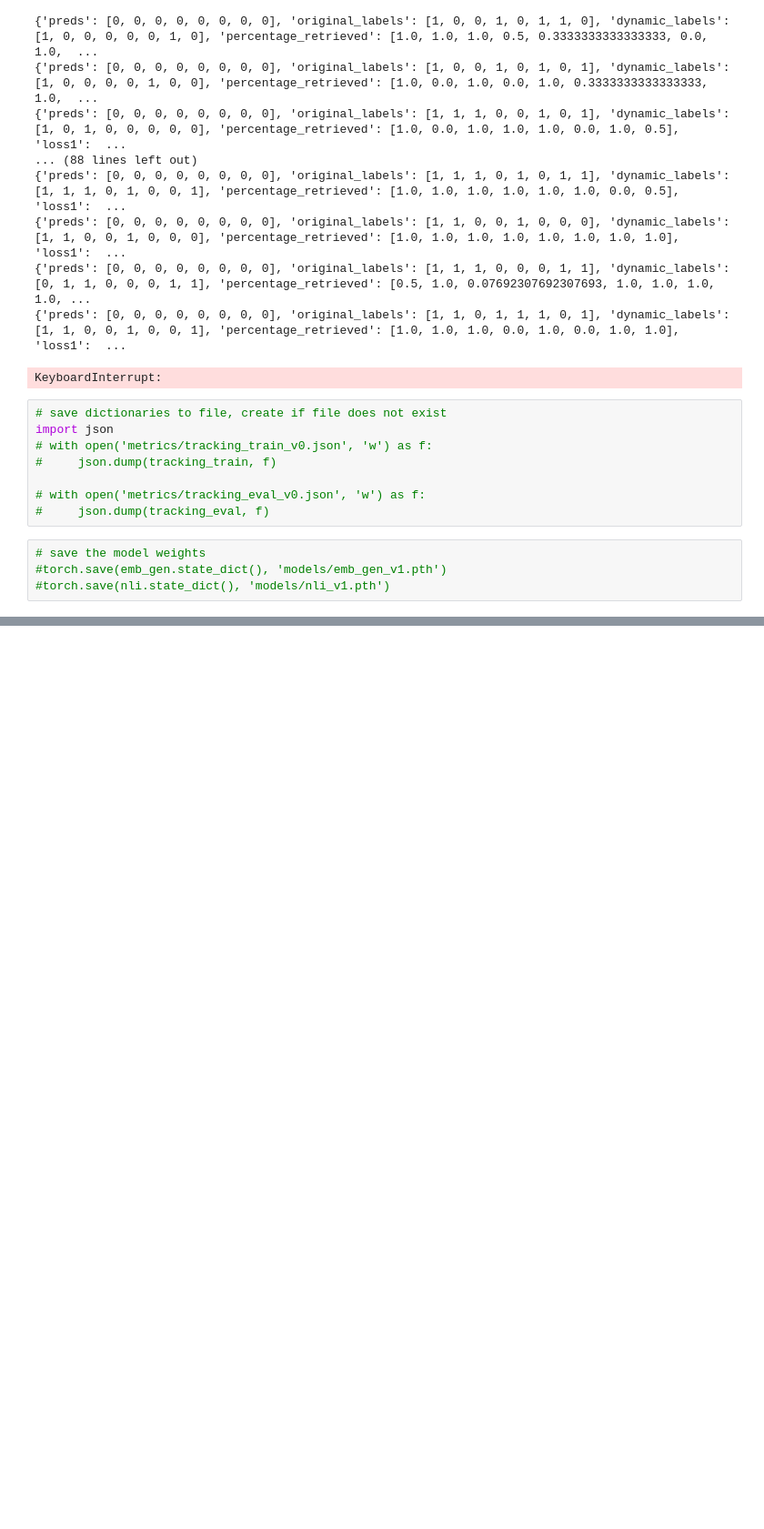
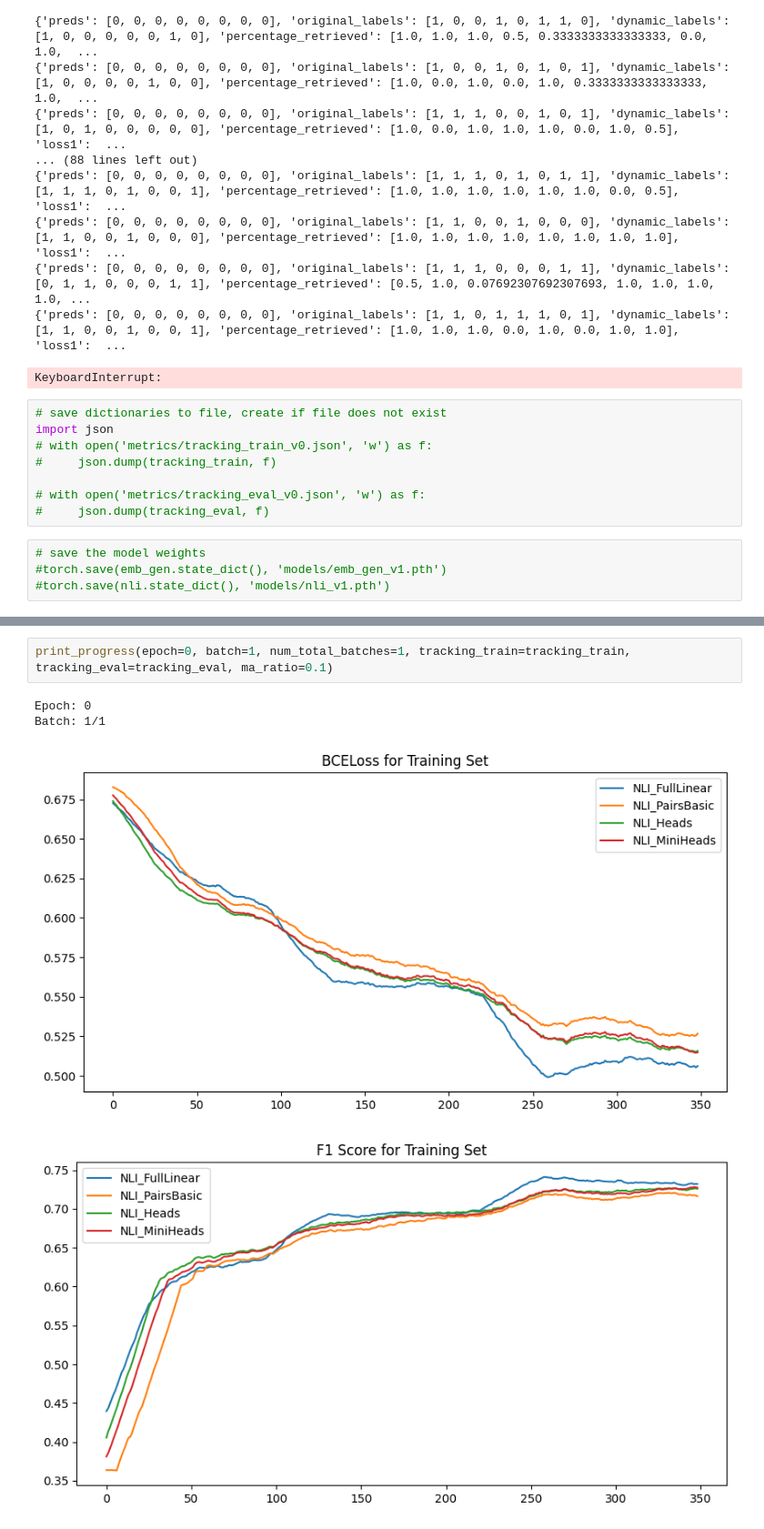
Before and after one commit to ignajgalloupm/tfm_disinformation, a Jupyter notebook: test.ipynb, the cells around one changed output, grey strips where cells are left out. Shown at 91% size. Saved outputs shown, nothing was run; the diff lists cells and outputs as text; blank space fills up the shorter version.

```diff
--- a/test.ipynb
+++ b/test.ipynb
@@ -305,0 +335,7 @@ import json
+# %%
+print_progress(epoch=0, batch=1, num_total_batches=1, tracking_train=tracking_train, tracking_eval=tracking_eval, ma_ratio=0.1)
+# %% [output]
+Epoch: 0
+Batch: 1/1
+[figure, added]
+[figure, added]
```
Also changed, not shown: parts of 15 cells of this notebook, 16 other files.
